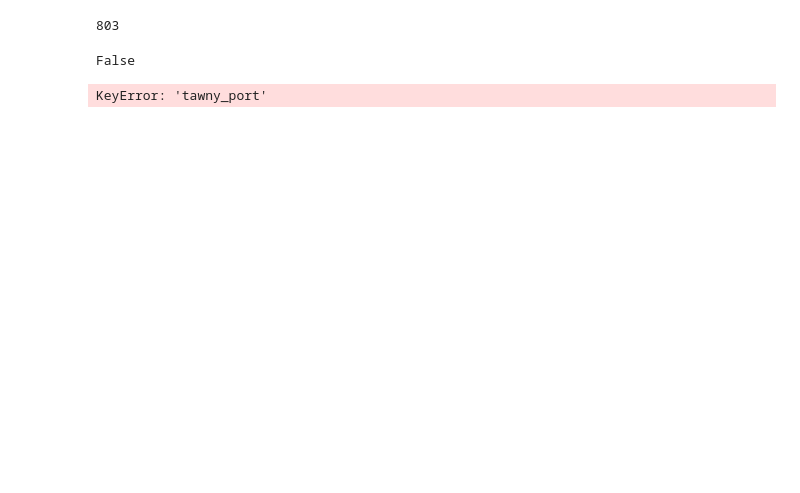
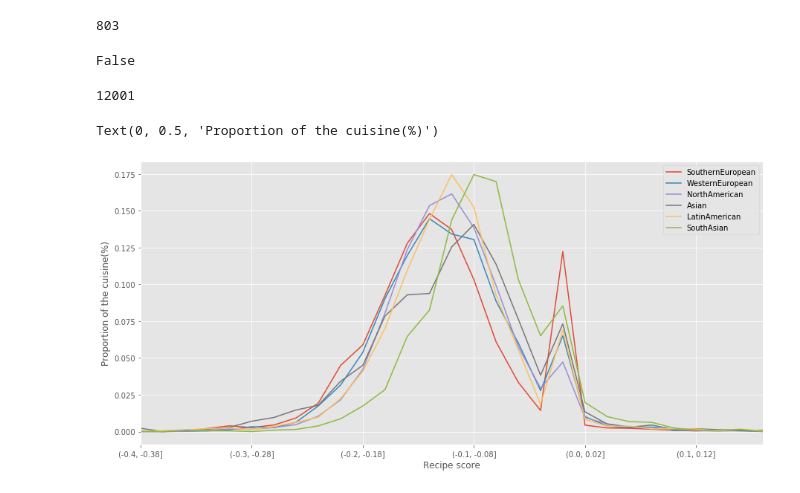
Before and after one commit to catherning/food_recipe_gen, a Jupyter notebook: cuisine_classification/kitchenette_analysis.ipynb, the cells around one changed output. Saved outputs shown, nothing was run; the diff lists cells and outputs as text; code cells hidden in the pictures; blank space fills up the shorter version.

```diff
--- a/cuisine_classification/kitchenette_analysis.ipynb
+++ b/cuisine_classification/kitchenette_analysis.ipynb
@@ -94,6 +92,7 @@ vocab_main_ingr.word2idx["tawny_port"]
 False
 # %%
 to_add = []
+count_err = 0
 for index, recipe in df_train.iterrows():
     score = 0
     nb=0
@@ -105,38 +104,47 @@ for index, recipe in df_train.iterrows():
 
             except KeyError:
                 if ingr1 in vocab_ingrs.word2idx and ingr2 in vocab_ingrs.word2idx:
-                    ing1 = vocab_main_ingr.idx2word[vocab_ingrs.word2idx[ingr1]][0]
-                    ing2 = vocab_main_ingr.idx2word[vocab_ingrs.word2idx[ingr2]][0]
-                    score += pairing.pairing_scores[pairing.pairedIngr[ing1]][pairing.pairedIngr[ing2]]
-                    nb+=1
+                    try:
+                        ing1 = vocab_main_ingr.idx2word[vocab_ingrs.word2idx[ingr1]][0]
+                        ing2 = vocab_main_ingr.idx2word[vocab_ingrs.word2idx[ingr2]][0]
+                        score += pairing.pairing_scores[pairing.pairedIngr[ing1]][pairing.pairedIngr[ing2]]
+                        nb+=1
+                    except KeyError:
+                        count_err+=1
     try:
         to_add.append(score/nb)
     except ZeroDivisionError:
         to_add.append(0)
 
-df_train["avg_compat"] = to_add
+df_train["recipe_score"] = to_add
+print(count_err)
 # %% [output]
-KeyError: 'tawny_port'
+12001
 # %%
 %matplotlib inline
 plt.style.use('ggplot')
 
 fig, ax = plt.subplots(figsize=(15,7))
 
 nb_bins = 30
 leg = []
 for cuis in df_train.cuisine.unique()[:6]:
 #cuis = "Asian"
 
     df = df_train[df_train["cuisine"]==cuis]
-    bins = pd.cut(df['avg_compat'], [-0.4+x * 0.6/nb_bins for x in range(0, nb_bins)])
-    data = df.groupby(bins).agg(['count'])[["avg_compat"]]
+    bins = pd.cut(df['recipe_score'], [-0.4+x * 0.6/nb_bins for x in range(0, nb_bins)])
+    data = df.groupby(bins).agg(['count'])[["recipe_score"]]
     data = data/data.sum()
     data.columns = data.columns.droplevel()
     data.plot(y="count",ax=ax)#,xticks=[-1+x * 2/nb_bins for x in range(0, nb_bins)]);
     leg.append(cuis)
 
 ax.legend(leg)
+ax.set_xlabel("Recipe score")
+ax.set_ylabel("Proportion of the cuisine(%)")
+# %% [output]
+Text(0, 0.5, 'Proportion of the cuisine(%)')
+[figure, added]
 # %%
 %matplotlib inline
 plt.style.use('ggplot')
```
Also changed, not shown: parts of 3 cells of this notebook, 2 other files.
